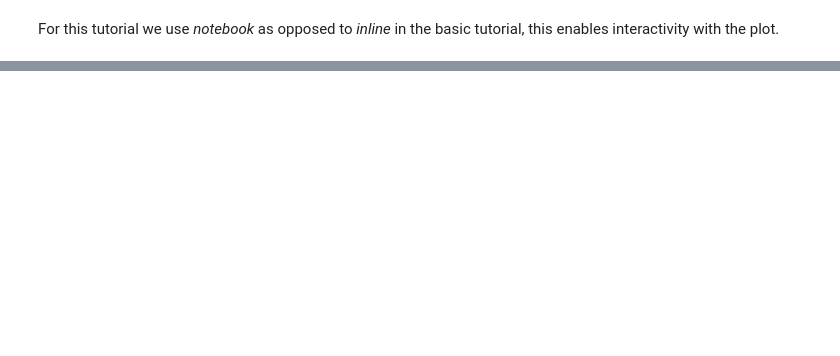
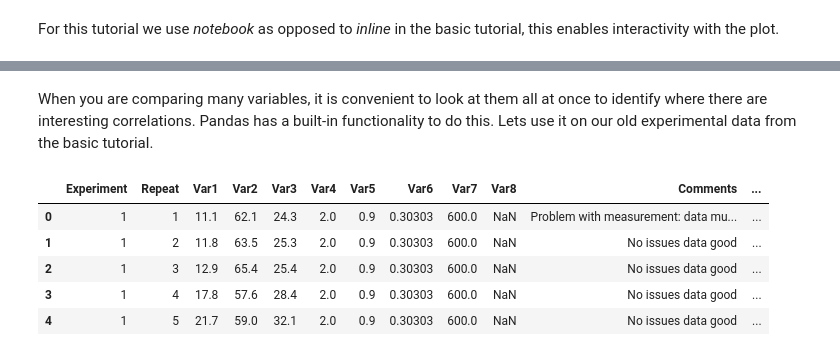
Before and after one commit to alchemyst/DataScience, a Jupyter notebook: Advanced Visualization/Advanced data visualization.ipynb, the cells around one changed output, grey strips where cells are left out. Cells and saved outputs as stored; diff of their text form; code cells hidden in the pictures; blank space fills up the shorter version.

```diff
--- a/Advanced Visualization/Advanced data visualization.ipynb
+++ b/Advanced Visualization/Advanced data visualization.ipynb
@@ -65,0 +91,14 @@ In many cases we may want to filter our data.
+# %% [markdown]
+When you are comparing many variables, it is convenient to look at them all at once to identify where there are interesting correlations. Pandas has a built-in functionality to do this. Lets use it on our old experimental data from the basic tutorial.
+# %%
+import pandas
+%matplotlib inline
+df = pandas.read_excel('RawData.xlsx', skiprows=[1,2])
+df.head()
+# %% [output]
+|  | Experiment | Repeat | Var1 | Var2 | Var3 | Var4 | Var5 | Var6 | Var7 | Var8 | Comments | ... |
+| 0 | 1 | 1 | 11.1 | 62.1 | 24.3 | 2.0 | 0.9 | 0.30303 | 600.0 | NaN | Problem with measurement: data mu... | ... |
+| 1 | 1 | 2 | 11.8 | 63.5 | 25.3 | 2.0 | 0.9 | 0.30303 | 600.0 | NaN | No issues data good | ... |
+| 2 | 1 | 3 | 12.9 | 65.4 | 25.4 | 2.0 | 0.9 | 0.30303 | 600.0 | NaN | No issues data good | ... |
+| 3 | 1 | 4 | 17.8 | 57.6 | 28.4 | 2.0 | 0.9 | 0.30303 | 600.0 | NaN | No issues data good | ... |
+| 4 | 1 | 5 | 21.7 | 59.0 | 32.1 | 2.0 | 0.9 | 0.30303 | 600.0 | NaN | No issues data good | ... |
```
Also changed, not shown: parts of 19 cells of this notebook, 7 other files.
